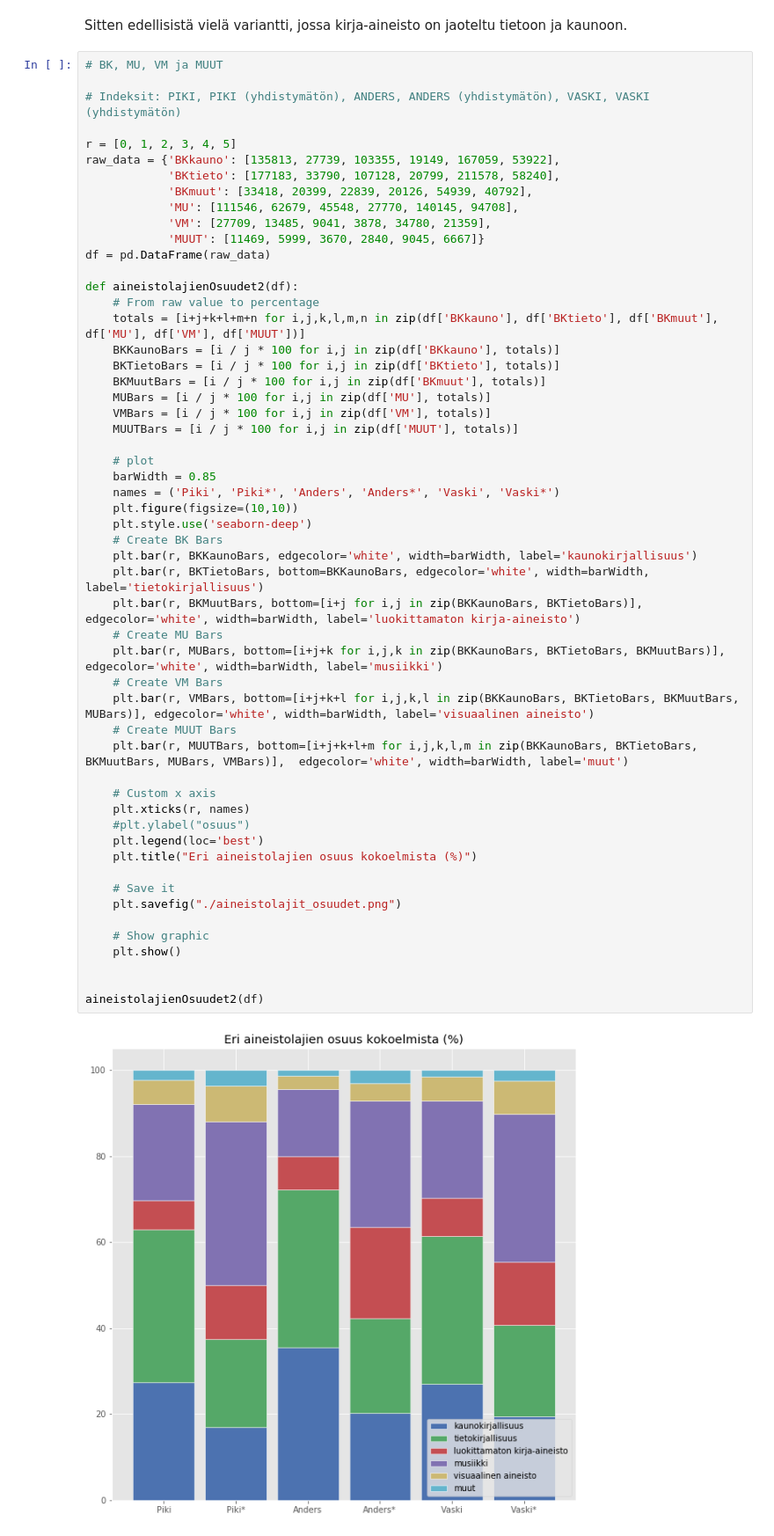
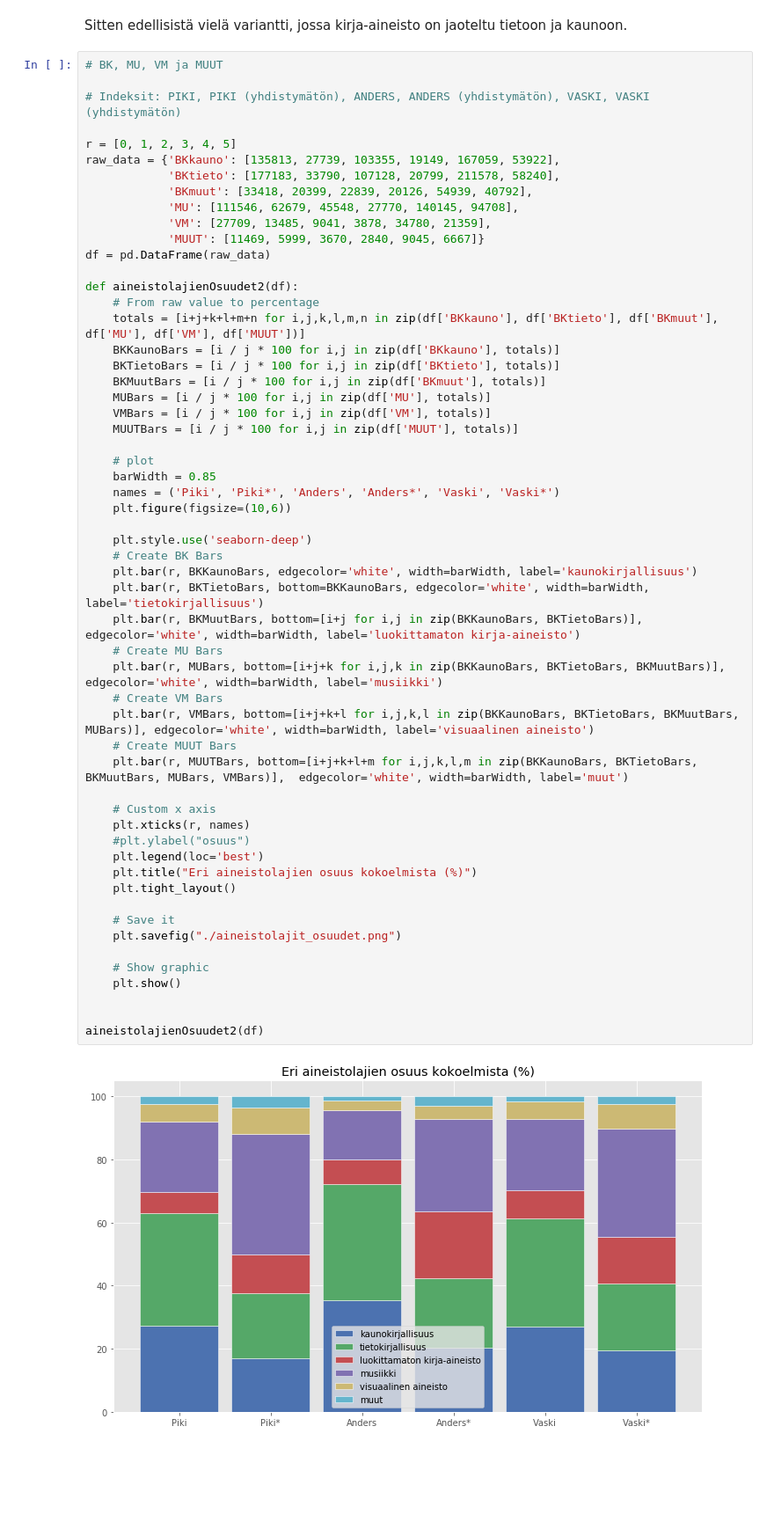
Before and after one commit to tvirolai/aineistokartoitus, a Jupyter notebook: Yleisten kirjastojen aineistokartoitus.ipynb, the cells around one changed output. Shown at 88% size. Saved outputs shown, nothing was run; the diff lists cells and outputs as text; blank space fills up the shorter version.

```diff
--- a/Yleisten kirjastojen aineistokartoitus.ipynb
+++ b/Yleisten kirjastojen aineistokartoitus.ipynb
@@ -611,32 +794,34 @@ def aineistolajienOsuudet2(df):
     # plot
     barWidth = 0.85
     names = ('Piki', 'Piki*', 'Anders', 'Anders*', 'Vaski', 'Vaski*')
-    plt.figure(figsize=(10,10))
+    plt.figure(figsize=(10,6))
+
     plt.style.use('seaborn-deep')
     # Create BK Bars
     plt.bar(r, BKKaunoBars, edgecolor='white', width=barWidth, label='kaunokirjallisuus')
     plt.bar(r, BKTietoBars, bottom=BKKaunoBars, edgecolor='white', width=barWidth, label='tietokirjallisuus')
     plt.bar(r, BKMuutBars, bottom=[i+j for i,j in zip(BKKaunoBars, BKTietoBars)], edgecolor='white', width=barWidth, label='luokittamaton kirja-aineisto')
     # Create MU Bars
     plt.bar(r, MUBars, bottom=[i+j+k for i,j,k in zip(BKKaunoBars, BKTietoBars, BKMuutBars)], edgecolor='white', width=barWidth, label='musiikki')
     # Create VM Bars
     plt.bar(r, VMBars, bottom=[i+j+k+l for i,j,k,l in zip(BKKaunoBars, BKTietoBars, BKMuutBars, MUBars)], edgecolor='white', width=barWidth, label='visuaalinen aineisto')
     # Create MUUT Bars
     plt.bar(r, MUUTBars, bottom=[i+j+k+l+m for i,j,k,l,m in zip(BKKaunoBars, BKTietoBars, BKMuutBars, MUBars, VMBars)],  edgecolor='white', width=barWidth, label='muut')
 
     # Custom x axis
     plt.xticks(r, names)
     #plt.ylabel("osuus")
     plt.legend(loc='best')
     plt.title("Eri aineistolajien osuus kokoelmista (%)")
+    plt.tight_layout()
 
     # Save it
     plt.savefig("./aineistolajit_osuudet.png")
 
     # Show graphic
     plt.show()
 
 
 aineistolajienOsuudet2(df)
 # %% [output]
-[figure, old version]
+[figure, new version]
```
Also changed, not shown: parts of 38 cells of this notebook, 14 other files.
